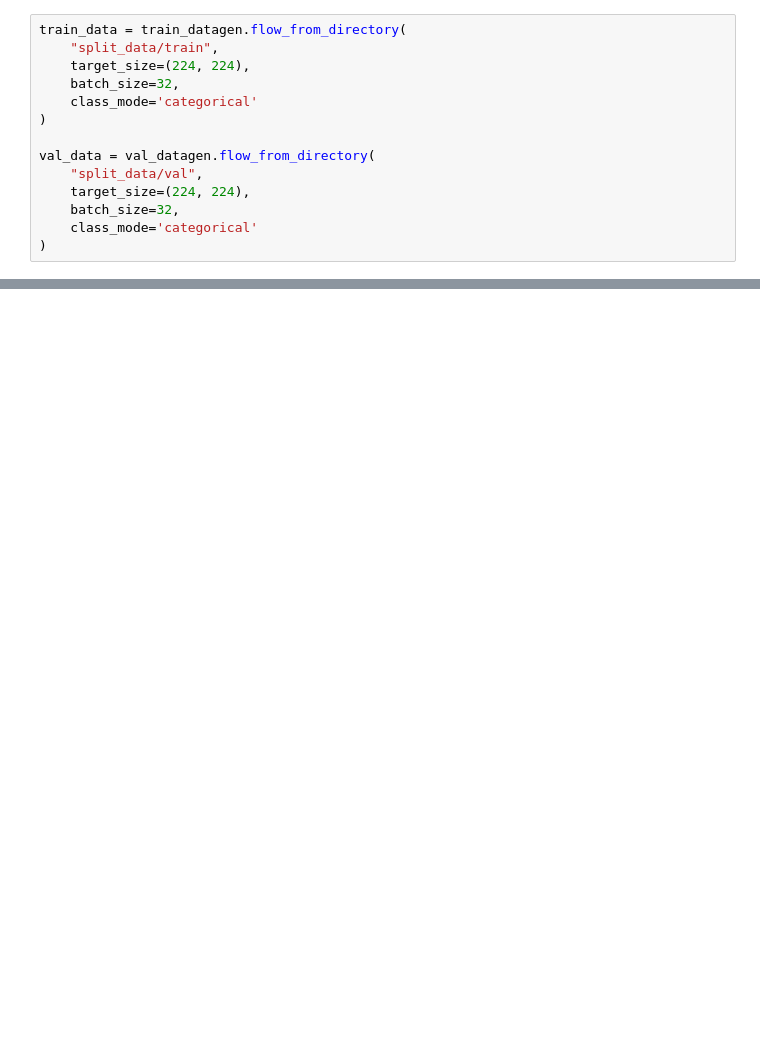
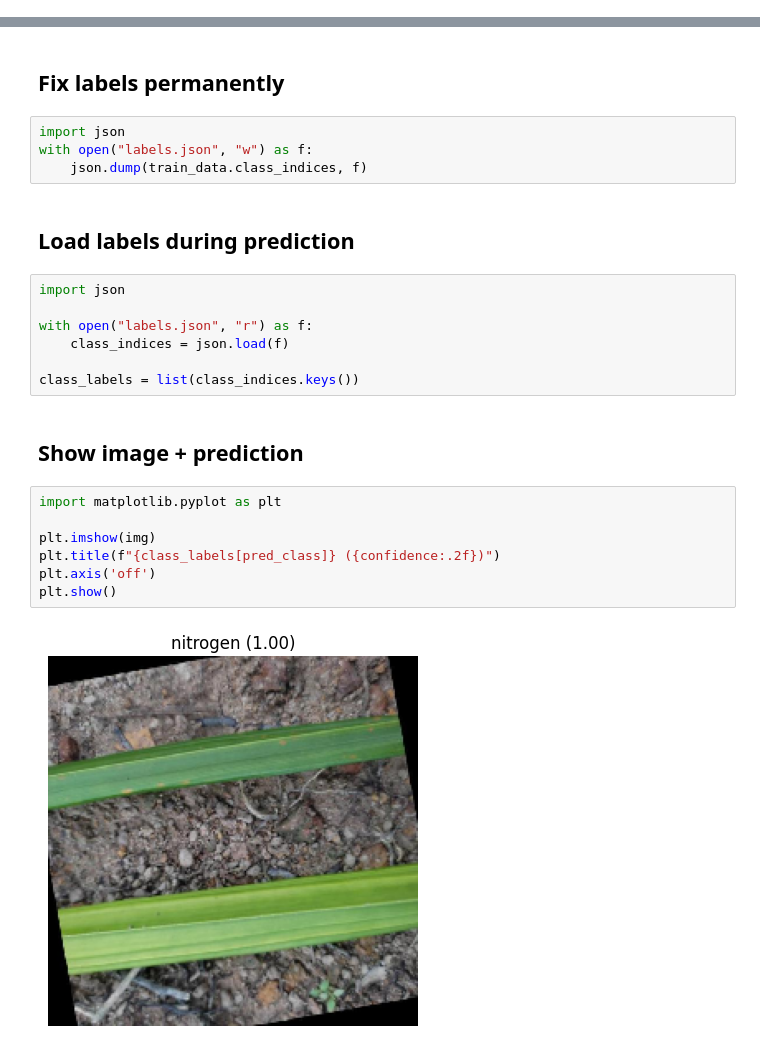
Before and after one commit to mdtajuddin809/palm-Leaf-Disease-Detection, a Jupyter notebook: MobileNetV2.ipynb, the cells around one changed output, grey strips where cells are left out. Cells and saved outputs as stored; diff of their text form; blank space fills up the shorter version.

```diff
--- a/MobileNetV2.ipynb
+++ b/MobileNetV2.ipynb
@@ -20,14 +38,0 @@ val_datagen = ImageDataGenerator(rescale=1./255)
-# %%
-train_data = train_datagen.flow_from_directory(
-    "split_data/train",
-    target_size=(224, 224),
-    batch_size=32,
-    class_mode='categorical'
-)
-
-val_data = val_datagen.flow_from_directory(
-    "split_data/val",
-    target_size=(224, 224),
-    batch_size=32,
-    class_mode='categorical'
-)
@@ -147,0 +231,26 @@ Confusion Matrix:
+# %% [markdown]
+## Fix labels permanently
+# %%
+import json
+with open("labels.json", "w") as f:
+    json.dump(train_data.class_indices, f)
+# %% [markdown]
+## Load labels during prediction
+# %%
+import json
+
+with open("labels.json", "r") as f:
+    class_indices = json.load(f)
+
+class_labels = list(class_indices.keys())
+# %% [markdown]
+## Show image + prediction
+# %%
+import matplotlib.pyplot as plt
+
+plt.imshow(img)
+plt.title(f"{class_labels[pred_class]} ({confidence:.2f})")
+plt.axis('off')
+plt.show()
+# %% [output]
+[figure, added]
```
Also changed, not shown: parts of 19 cells of this notebook, 3 other files.
